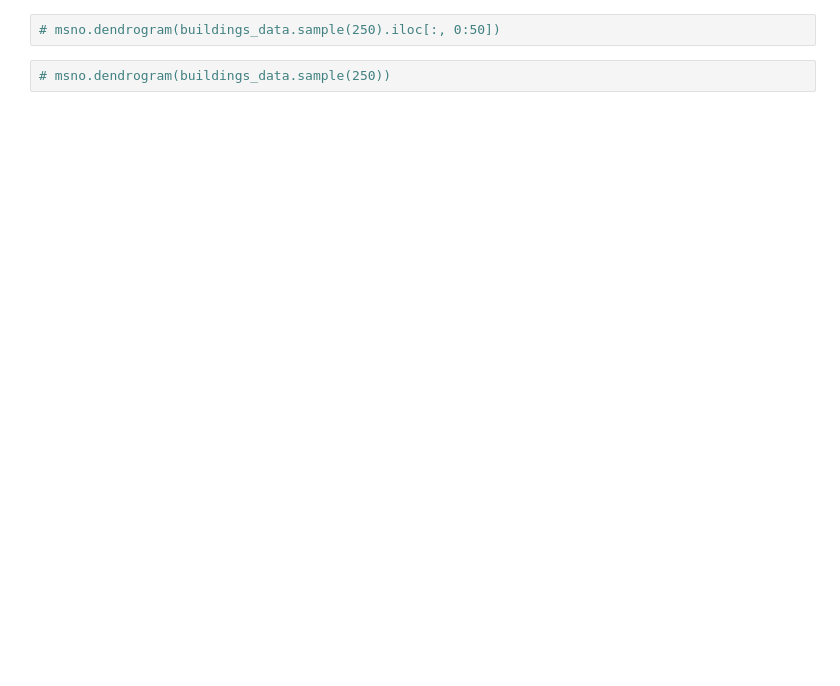
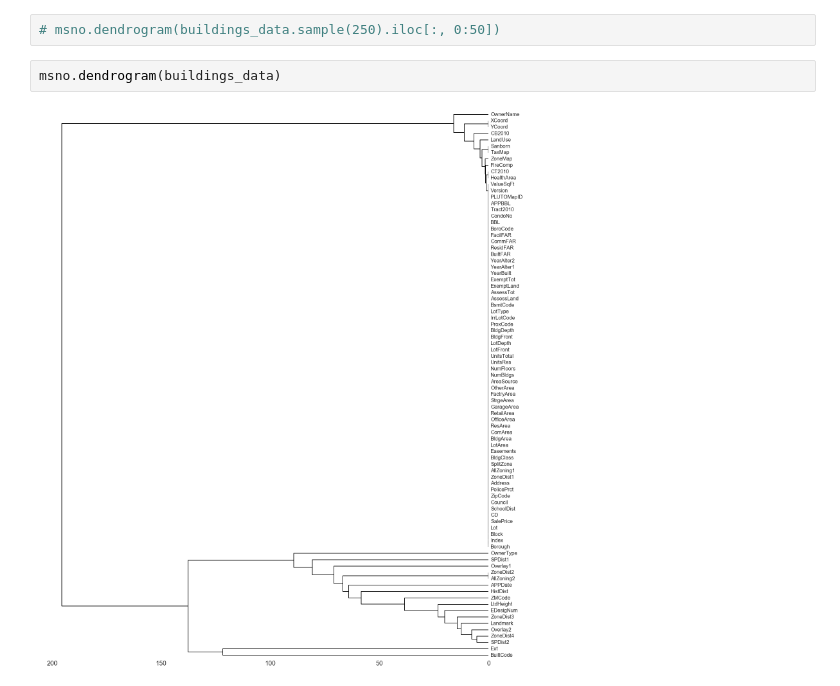
Before and after one commit to ResidentMario/missingno, a Jupyter notebook: missingno-bugs-needing-fixing.ipynb, the cells around one changed output. Drawn from its saved outputs; the diff is of its cells as text; blank space fills up the shorter version.

```diff
--- a/missingno-bugs-needing-fixing.ipynb
+++ b/missingno-bugs-needing-fixing.ipynb
@@ -41,7 +42,9 @@ msno.matrix(collision_data.sample(250), fontsize=16)
 # %%
 # msno.dendrogram(buildings_data.sample(250).iloc[:, 0:50])
-# %%
-# msno.dendrogram(buildings_data.sample(250))
+# %%
+msno.dendrogram(buildings_data)
+# %% [output]
+[figure, added]
 # %%
 msno.matrix(buildings_data.sample(250))
 # %% [output]
```
Also changed, not shown: parts of 5 cells of this notebook, 2 other files.
